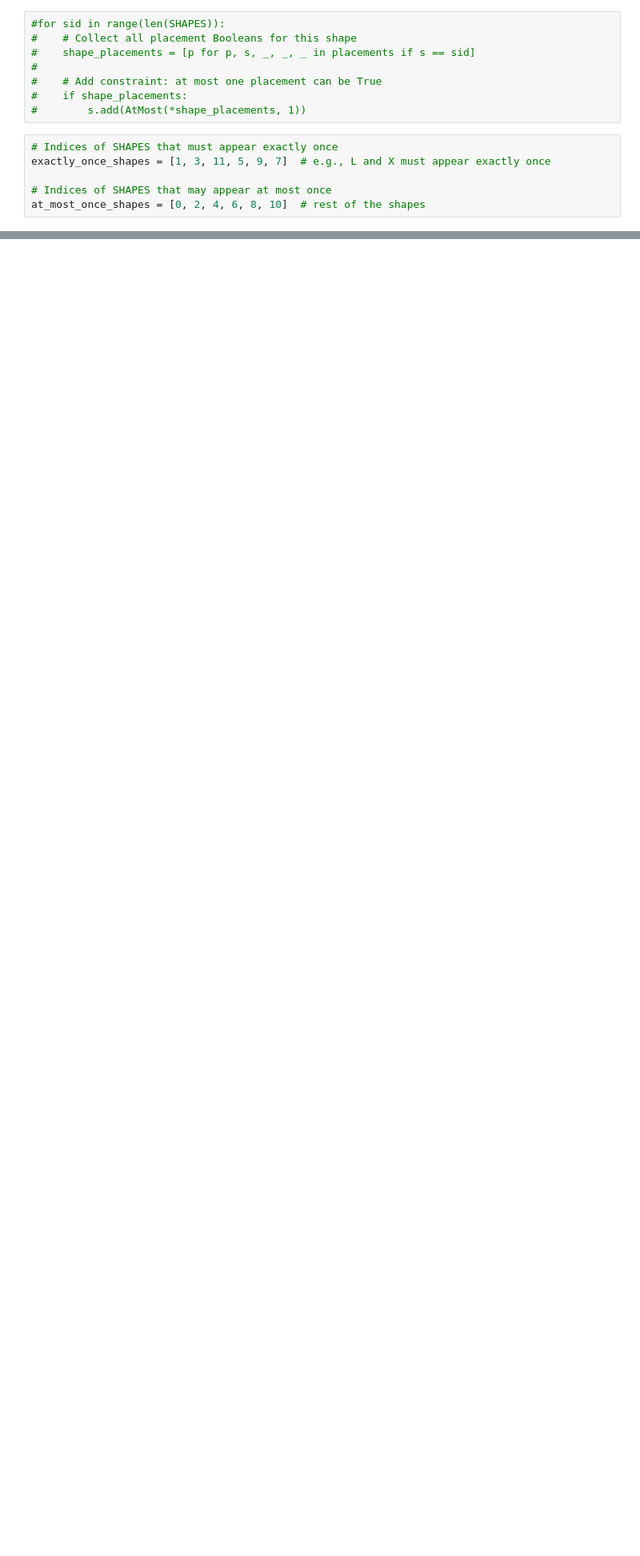
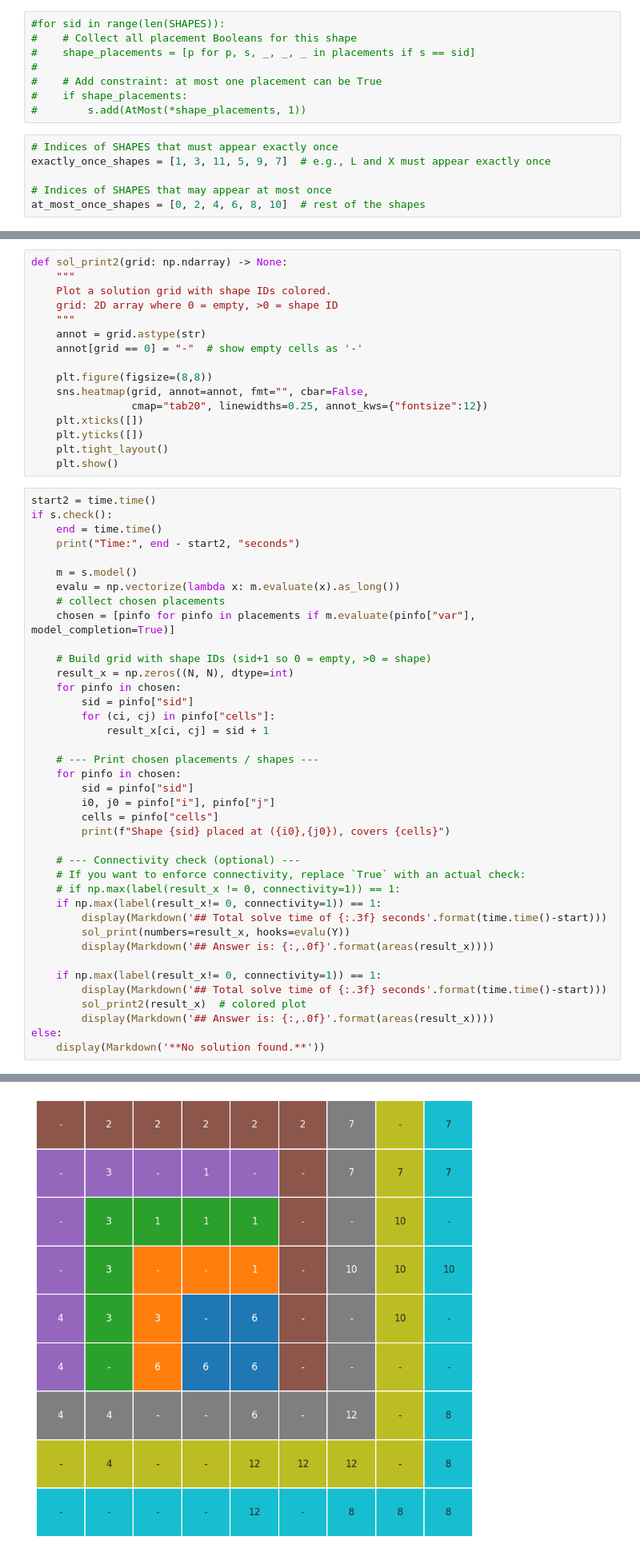
Before and after one commit to BrianMacCarvill/Jane-Street-September-Puzzle, a Jupyter notebook: September_JS.ipynb, the cells around one changed output, grey strips where cells are left out. Shown at 80% size. Drawn from its saved outputs; the diff is of its cells as text; blank space fills up the shorter version.

```diff
--- a/September_JS.ipynb
+++ b/September_JS.ipynb
@@ -334,0 +594,56 @@ else:
+# %%
+def sol_print2(grid: np.ndarray) -> None:
+    """
+    Plot a solution grid with shape IDs colored.
+    grid: 2D array where 0 = empty, >0 = shape ID
+    """
+    annot = grid.astype(str)
+    annot[grid == 0] = "-"  # show empty cells as '-'
+
+    plt.figure(figsize=(8,8))
+    sns.heatmap(grid, annot=annot, fmt="", cbar=False,
+                cmap="tab20", linewidths=0.25, annot_kws={"fontsize":12})
+    plt.xticks([])
+    plt.yticks([])
+    plt.tight_layout()
+    plt.show()
+# %%
+start2 = time.time()
+if s.check():
+    end = time.time()
+    print("Time:", end - start2, "seconds")
+
+    m = s.model()
+    evalu = np.vectorize(lambda x: m.evaluate(x).as_long())
+    # collect chosen placements
+    chosen = [pinfo for pinfo in placements if m.evaluate(pinfo["var"], model_completion=True)]
+
+    # Build grid with shape IDs (sid+1 so 0 = empty, >0 = shape)
+    result_x = np.zeros((N, N), dtype=int)
+    for pinfo in chosen:
+        sid = pinfo["sid"]
+        for (ci, cj) in pinfo["cells"]:
+            result_x[ci, cj] = sid + 1
+
+    # --- Print chosen placements / shapes ---
+    for pinfo in chosen:
+        sid = pinfo["sid"]
+        i0, j0 = pinfo["i"], pinfo["j"]
+        cells = pinfo["cells"]
+        print(f"Shape {sid} placed at ({i0},{j0}), covers {cells}")
+
+    # --- Connectivity check (optional) ---
+    # If you want to enforce connectivity, replace `True` with an actual check:
+    # if np.max(label(result_x != 0, connectivity=1)) == 1:
+    if np.max(label(result_x!= 0, connectivity=1)) == 1:
+        display(Markdown('## Total solve time of {:.3f} seconds'.format(time.time()-start)))
+        sol_print(numbers=result_x, hooks=evalu(Y))
+        display(Markdown('## Answer is: {:,.0f}'.format(areas(result_x))))
+
+    if np.max(label(result_x!= 0, connectivity=1)) == 1:
+        display(Markdown('## Total solve time of {:.3f} seconds'.format(time.time()-start)))
+        sol_print2(result_x)  # colored plot
+        display(Markdown('## Answer is: {:,.0f}'.format(areas(result_x))))
+else:
+    display(Markdown('**No solution found.**'))
+# %% [output]
@@ -334,0 +661 @@ else:
+[figure, added]
```
Also changed, not shown: parts of 36 cells of this notebook.
